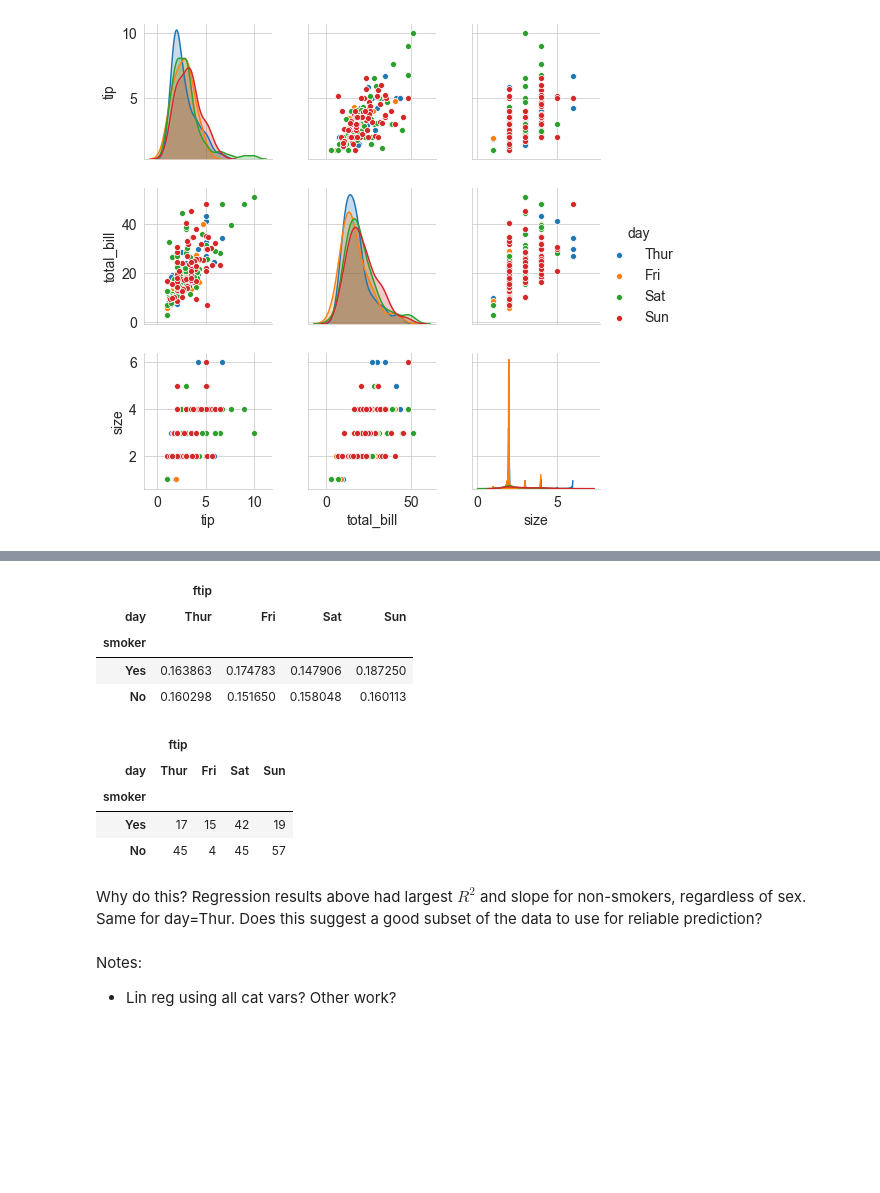
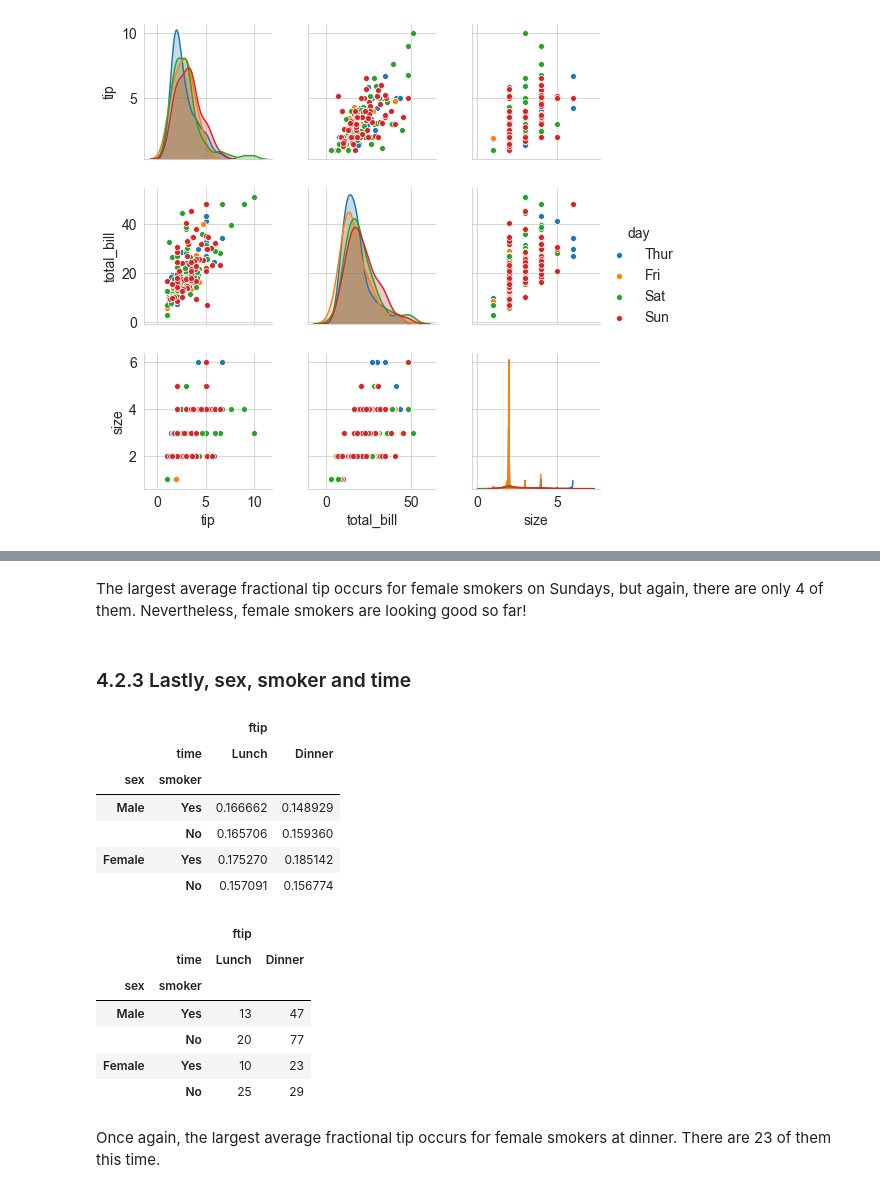
Before and after one commit to elizabethdaly/data-analysis-project, a Jupyter notebook: tips-data-analysis.ipynb, the cells around one changed output, grey strips where cells are left out. Drawn from its saved outputs; the diff is of its cells as text; code cells hidden in the pictures; blank space fills up the shorter version.

Commit message:
Looking at combinations of vars

```diff
--- a/tips-data-analysis.ipynb
+++ b/tips-data-analysis.ipynb
@@ -584,23 +615,28 @@ df.pivot_table(['ftip'], index=['sex', 'smoker'], columns='size')
+# %% [markdown]
+The largest average fractional tip occurs for female smokers on Sundays, but again, there are only 4 of them. Nevertheless, female smokers are looking good so far!
+# %% [markdown]
+### 4.2.3 Lastly, sex, smoker and time
 # %%
-# Summarize fractional tip column only using smoker and day keys.
-df.pivot_table(['ftip'], index=['smoker'], columns='day') # To count group sizes: aggfunc='count'
+# Summarize fractional tip column using sex AND smoker keys and group by time.
+df.pivot_table(['ftip'], index=['sex', 'smoker'], columns='time') # To count group sizes: aggfunc='count'
 # %% [output]
-|  | ftip |  |  |  |
-| day | Thur | Fri | Sat | Sun |
-| smoker |  |  |  |  |
-| Yes | 0.163863 | 0.174783 | 0.147906 | 0.187250 |
-| No | 0.160298 | 0.151650 | 0.158048 | 0.160113 |
+|  |  | ftip |  |
+|  | time | Lunch | Dinner |
+| sex | smoker |  |  |
+| Male | Yes | 0.166662 | 0.148929 |
+|  | No | 0.165706 | 0.159360 |
+| Female | Yes | 0.175270 | 0.185142 |
+|  | No | 0.157091 | 0.156774 |
 # %%
-# How many in each group?.
-df.pivot_table(['ftip'], index=['smoker'], columns='day', aggfunc='count') # To count group sizes: aggfunc='count'
+# How many in each of these groups?.
+df.pivot_table(['ftip'], index=['sex', 'smoker'], columns='time', aggfunc='count') # To count group sizes: aggfunc='count'
 # %% [output]
-|  | ftip |  |  |  |
-| day | Thur | Fri | Sat | Sun |
-| smoker |  |  |  |  |
-| Yes | 17 | 15 | 42 | 19 |
-| No | 45 | 4 | 45 | 57 |
+|  |  | ftip |  |
+|  | time | Lunch | Dinner |
+| sex | smoker |  |  |
+| Male | Yes | 13 | 47 |
+|  | No | 20 | 77 |
+| Female | Yes | 10 | 23 |
+|  | No | 25 | 29 |
-# %% [markdown]
-Why do this? Regression results above had largest $R^2$ and slope for non-smokers, regardless of sex. Same for day=Thur. Does this suggest a good subset of the data to use for reliable prediction?
-# %% [markdown]
-Notes:
-- Lin reg using all cat vars? Other work?
+# %% [markdown]
+Once again, the largest average fractional tip occurs for female smokers at dinner. There are 23 of them this time.
```
Also changed, not shown: parts of 18 cells of this notebook, 1 other file.
